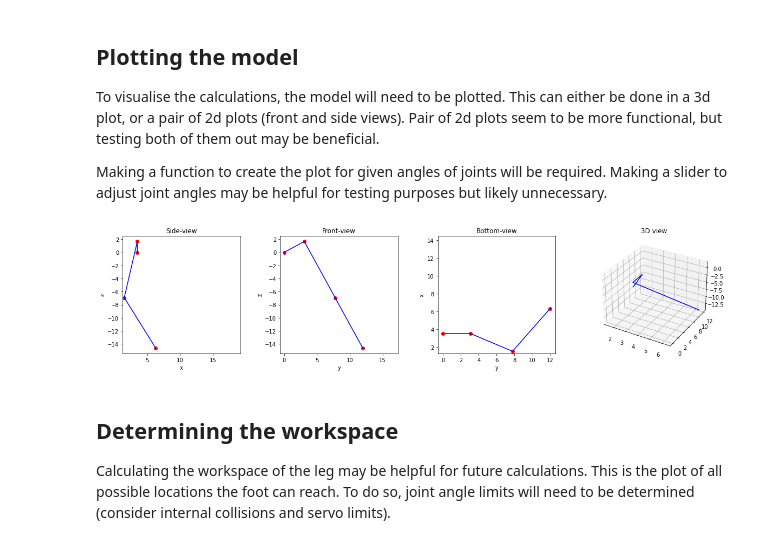
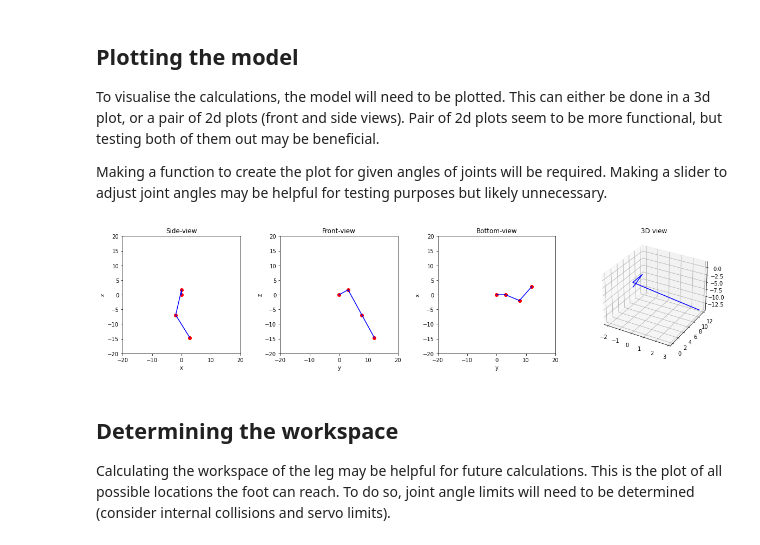
Before and after one commit to QronkOxford/Qronk, a Jupyter notebook: notebooks/kinematics.ipynb, the cells around one changed output. Saved outputs shown, nothing was run; the diff lists cells and outputs as text; code cells hidden in the pictures.

```diff
--- a/notebooks/kinematics.ipynb
+++ b/notebooks/kinematics.ipynb
@@ -36,5 +34,5 @@ The leg will need to be simplified into links and joints. Measure the lengths of
 # %%
-B = 3.5 # body to hip
+B = 0 # body to hip
 L1 = 3.5  # hip to upper-leg
 L2 = 10  # upper-leg to lower-leg
 L3 = 10  # lower-leg to foot
@@ -112,37 +110,40 @@ def plotLeg(JointPos):
     plt.xlabel('x')
     plt.ylabel('z')
     plt.axis('square')
+    plt.axis([-20, 20, -20, 20])
 
     # plot y-z plane (front-view)
     plt.subplot(142)
     plt.plot(y, z, 'b-')
     plt.scatter(y, z, color='red')
     plt.title('Front-view')
     plt.xlabel('y')
     plt.ylabel('z')
     plt.axis('square')
+    plt.axis([-20, 20, -20, 20])
 
     # plot x-y plane (bottom-view)
     plt.subplot(143)
     plt.plot(y, x, 'b-')
     plt.scatter(y, x, color='red')
     plt.title('Bottom-view')
     plt.xlabel('y')
     plt.ylabel('x')
     plt.axis('square')
+    plt.axis([-20, 20, -20, 20])
 
     # plot 3D view
     plt.subplot(144, projection='3d')
     plt.plot(x, y, z, 'b-')
     plt.title('3D view')
 
     plt.show()
 
 
 # Plot an example leg with arbitrary joint positions (for testing)
 plotLeg(JointPos)
 # %% [output]
-[figure, old version]
+[figure, new version]
 # %% [markdown]
 ## Determining the workspace
 
```
Also changed, not shown: parts of 3 cells of this notebook, 1 other file.
